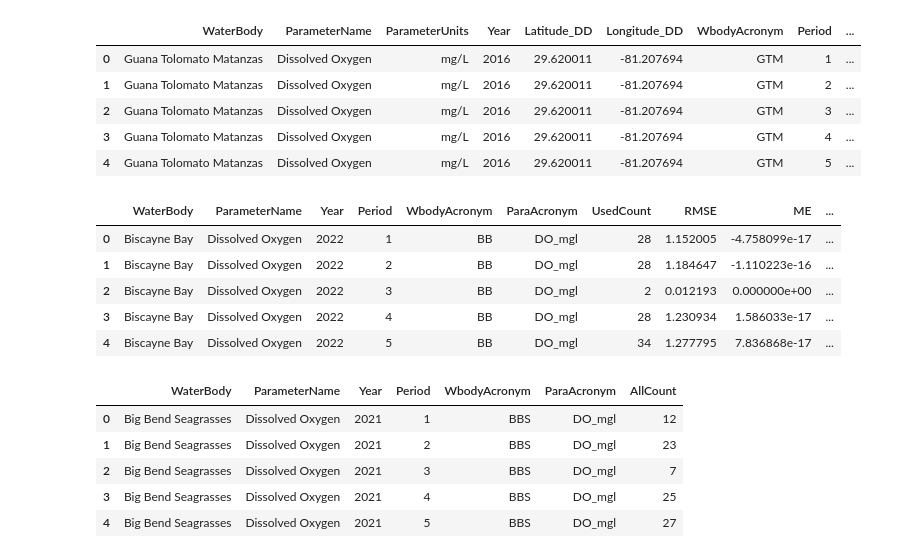
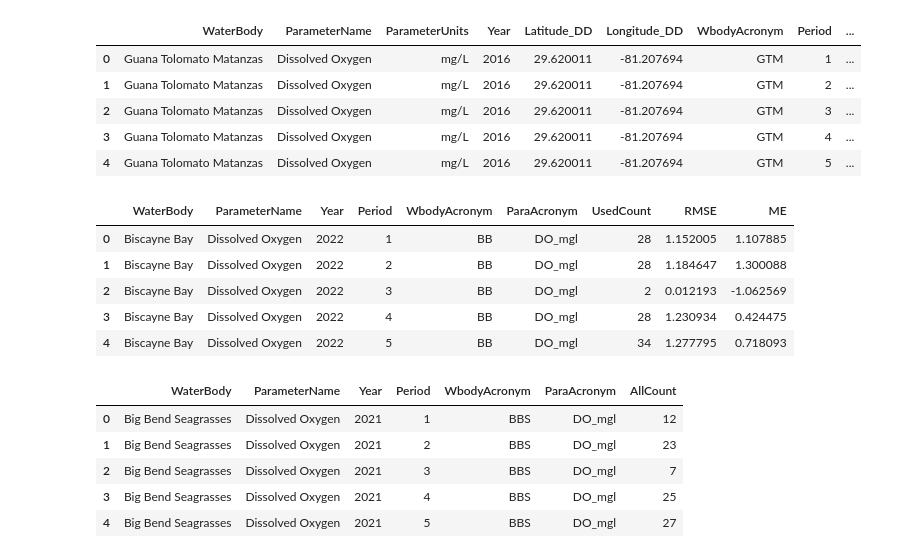
Before and after one commit to qiang-yi/SEACAR_WQ_Task2, a Jupyter notebook: Gap_Analysis_Month_Week.ipynb, the cells around one changed output. Saved outputs shown, nothing was run; the diff lists cells and outputs as text; code cells hidden in the pictures.

```diff
--- a/Gap_Analysis_Month_Week.ipynb
+++ b/Gap_Analysis_Month_Week.ipynb
@@ -137,8 +145,6 @@ df_week_gap["Difference"] = df_week_gap["ConValue"] - df_week_gap["ResultValue"]
 def rmse(group):
     return np.sqrt(((group - group.mean()) ** 2).mean())
 def me(group):
-    return (group - group.mean()).mean()
-def mean(group):
     return group.mean()
 # %%
 df_week_gap_group = df_week_gap.groupby(['WaterBody','ParameterName','Year', 'Period','WbodyAcronym','ParaAcronym'])
@@ -287,23 +307,21 @@ df_month_gap["Difference"] = df_month_gap["ConValue"] - df_month_gap["ResultValu
 # %%
 df_month_gap_group = df_month_gap.groupby(['WaterBody','ParameterName','Year', 'Period','WbodyAcronym','ParaAcronym'])
 count = df_month_gap_group.size()
 rmse_values = df_month_gap_group['Difference'].apply(rmse)
 me_values = df_month_gap_group['Difference'].apply(me)
-mean_values = df_month_gap_group['Difference'].apply(mean)
 df_month_gap_summary = pd.DataFrame({
     'UsedCount': count,
     'RMSE': rmse_values,
-    'ME': me_values,
-    'MeanDif':mean_values
+    'ME': me_values
 }).reset_index()
 df_month_gap_summary.head()
 # %% [output]
-|  | WaterBody | ParameterName | Year | Period | WbodyAcronym | ParaAcronym | UsedCount | RMSE | ME | ... |
-| 0 | Biscayne Bay | Dissolved Oxygen | 2022 | 1 | BB | DO_mgl | 28 | 1.152005 | -4.758099e-17 | ... |
-| 1 | Biscayne Bay | Dissolved Oxygen | 2022 | 2 | BB | DO_mgl | 28 | 1.184647 | -1.110223e-16 | ... |
-| 2 | Biscayne Bay | Dissolved Oxygen | 2022 | 3 | BB | DO_mgl | 2 | 0.012193 | 0.000000e+00 | ... |
-| 3 | Biscayne Bay | Dissolved Oxygen | 2022 | 4 | BB | DO_mgl | 28 | 1.230934 | 1.586033e-17 | ... |
-| 4 | Biscayne Bay | Dissolved Oxygen | 2022 | 5 | BB | DO_mgl | 34 | 1.277795 | 7.836868e-17 | ... |
+|  | WaterBody | ParameterName | Year | Period | WbodyAcronym | ParaAcronym | UsedCount | RMSE | ME |
+| 0 | Biscayne Bay | Dissolved Oxygen | 2022 | 1 | BB | DO_mgl | 28 | 1.152005 | 1.107885 |
+| 1 | Biscayne Bay | Dissolved Oxygen | 2022 | 2 | BB | DO_mgl | 28 | 1.184647 | 1.300088 |
+| 2 | Biscayne Bay | Dissolved Oxygen | 2022 | 3 | BB | DO_mgl | 2 | 0.012193 | -1.062569 |
+| 3 | Biscayne Bay | Dissolved Oxygen | 2022 | 4 | BB | DO_mgl | 28 | 1.230934 | 0.424475 |
+| 4 | Biscayne Bay | Dissolved Oxygen | 2022 | 5 | BB | DO_mgl | 34 | 1.277795 | 0.718093 |
 # %%
 df_month_select_Mean_group = df_month_select_Mean.groupby(['WaterBody','ParameterName','Year', 'Period','WbodyAcronym','ParaAcronym'])
 count = df_month_select_Mean_group.size()
```
Also changed, not shown: parts of 8 cells of this notebook.
